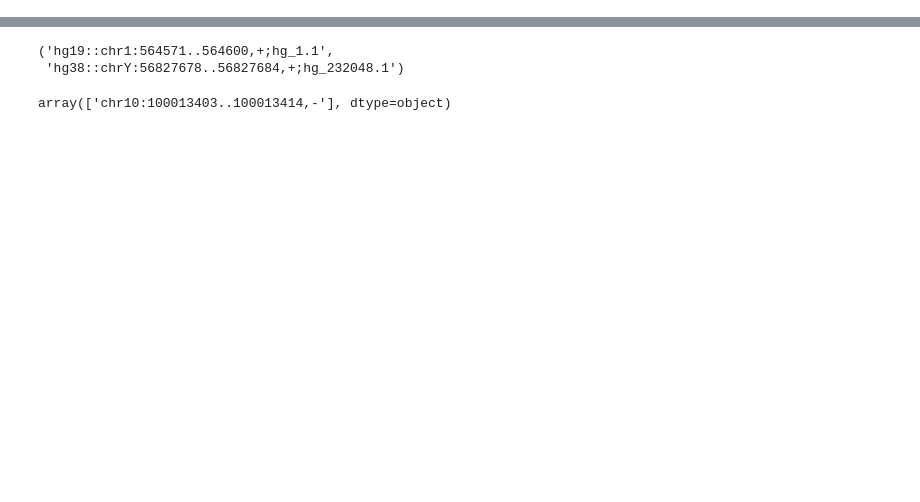
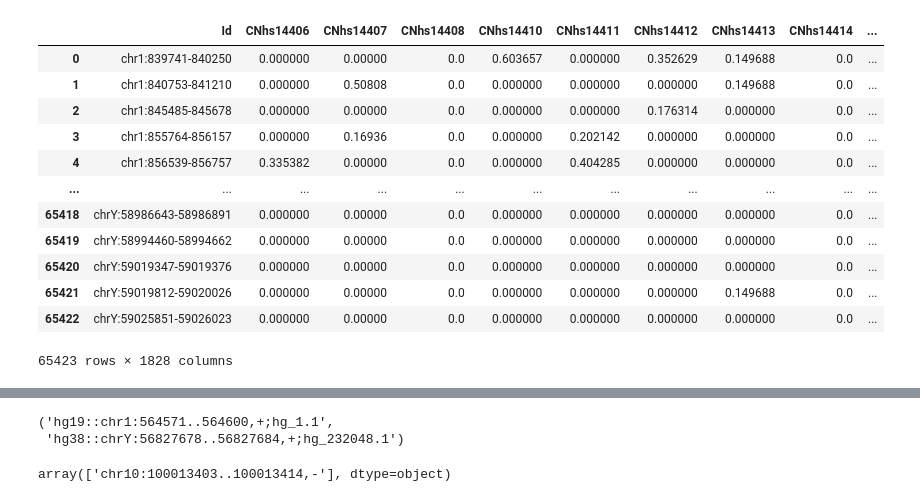
Before and after one commit to LucaCappelletti94/crr_labels, a Jupyter notebook: Debugging support of hg38.ipynb, the cells around one changed output, grey strips where cells are left out. Saved outputs shown, nothing was run; the diff lists cells and outputs as text; code cells hidden in the pictures; blank space fills up the shorter version.

```diff
--- a/Debugging support of hg38.ipynb
+++ b/Debugging support of hg38.ipynb
@@ -0,0 +5,2 @@
+# %%
+enh = pd.read_csv("fantom_test/hg19/enhancers/matrix.tsv.gz", sep="\t", comment="#")
@@ -0,0 +23,16 @@
+# %%
+enh
+# %% [output]
+|  | Id | CNhs14406 | CNhs14407 | CNhs14408 | CNhs14410 | CNhs14411 | CNhs14412 | CNhs14413 | CNhs14414 | ... |
+| 0 | chr1:839741-840250 | 0.000000 | 0.00000 | 0.0 | 0.603657 | 0.000000 | 0.352629 | 0.149688 | 0.0 | ... |
+| 1 | chr1:840753-841210 | 0.000000 | 0.50808 | 0.0 | 0.000000 | 0.000000 | 0.000000 | 0.149688 | 0.0 | ... |
+| 2 | chr1:845485-845678 | 0.000000 | 0.00000 | 0.0 | 0.000000 | 0.000000 | 0.176314 | 0.000000 | 0.0 | ... |
+| 3 | chr1:855764-856157 | 0.000000 | 0.16936 | 0.0 | 0.000000 | 0.202142 | 0.000000 | 0.000000 | 0.0 | ... |
+| 4 | chr1:856539-856757 | 0.335382 | 0.00000 | 0.0 | 0.000000 | 0.404285 | 0.000000 | 0.000000 | 0.0 | ... |
+| ... | ... | ... | ... | ... | ... | ... | ... | ... | ... | ... |
+| 65418 | chrY:58986643-58986891 | 0.000000 | 0.00000 | 0.0 | 0.000000 | 0.000000 | 0.000000 | 0.000000 | 0.0 | ... |
+| 65419 | chrY:58994460-58994662 | 0.000000 | 0.00000 | 0.0 | 0.000000 | 0.000000 | 0.000000 | 0.000000 | 0.0 | ... |
+| 65420 | chrY:59019347-59019376 | 0.000000 | 0.00000 | 0.0 | 0.000000 | 0.000000 | 0.000000 | 0.000000 | 0.0 | ... |
+| 65421 | chrY:59019812-59020026 | 0.000000 | 0.00000 | 0.0 | 0.000000 | 0.000000 | 0.000000 | 0.149688 | 0.0 | ... |
+| 65422 | chrY:59025851-59026023 | 0.000000 | 0.00000 | 0.0 | 0.000000 | 0.000000 | 0.000000 | 0.000000 | 0.0 | ... |
+65423 rows × 1828 columns
```
Also changed, not shown: parts of 7 cells of this notebook, 53 other files.
